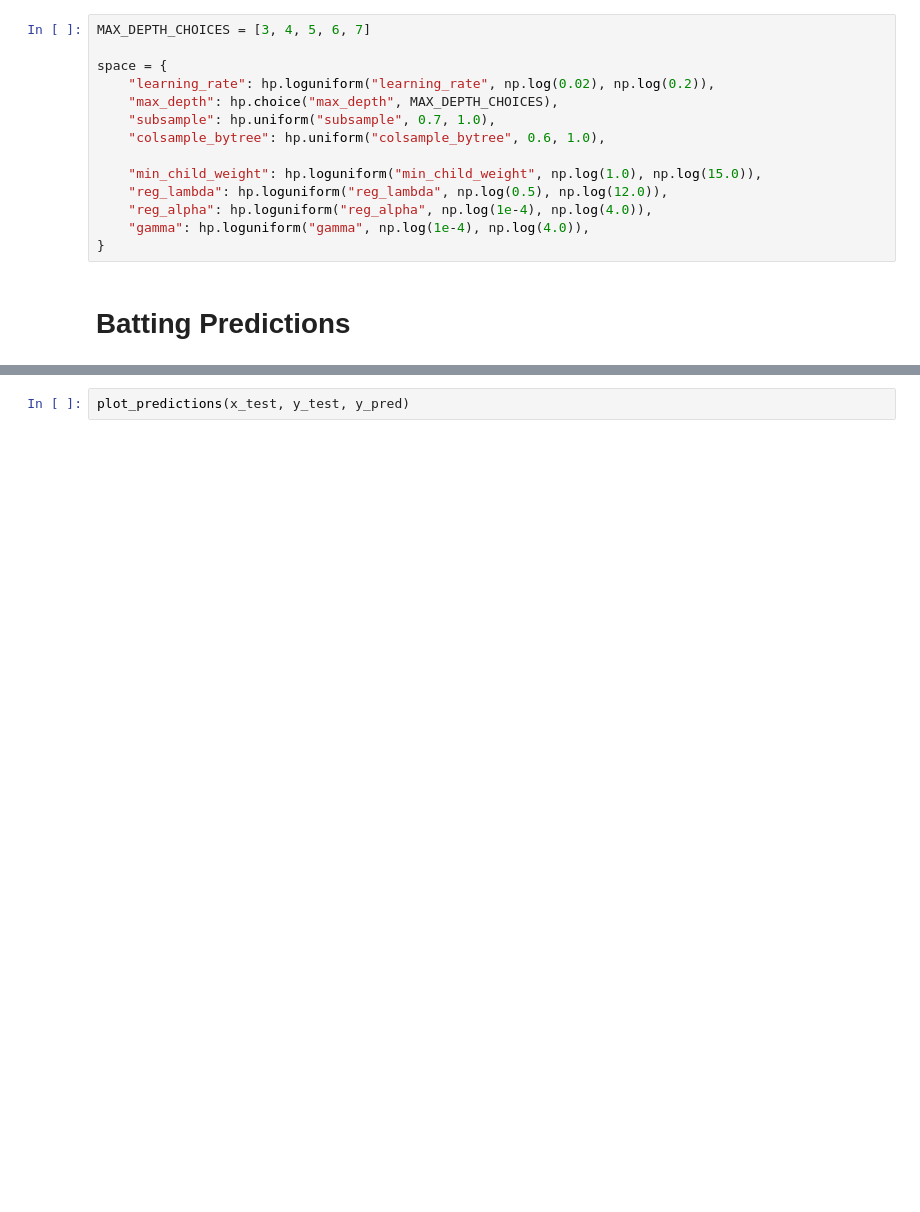
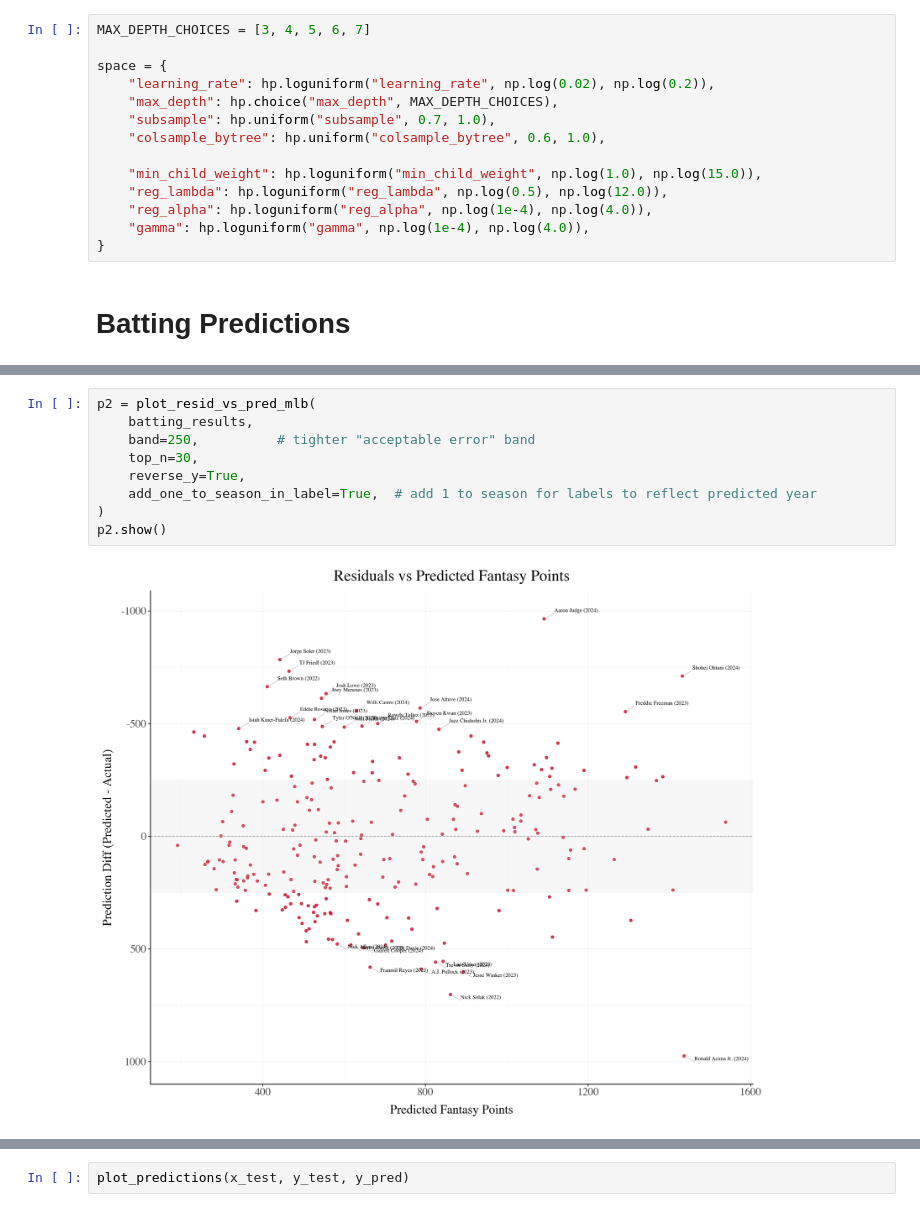
Before and after one commit to boon-man/baseball_modeling, a Jupyter notebook: run_model.ipynb, the cells around one changed output, grey strips where cells are left out. Drawn from its saved outputs; the diff is of its cells as text; blank space fills up the shorter version.

```diff
--- a/run_model.ipynb
+++ b/run_model.ipynb
@@ -264,0 +837,11 @@ Best iteration: 65
+# %%
+p2 = plot_resid_vs_pred_mlb(
+    batting_results,
+    band=250,          # tighter "acceptable error" band
+    top_n=30,
+    reverse_y=True,
+    add_one_to_season_in_label=True,  # add 1 to season for labels to reflect predicted year
+)
+p2.show()
+# %% [output]
+[figure, added]
```
Also changed, not shown: parts of 17 cells of this notebook, 1 other file.
